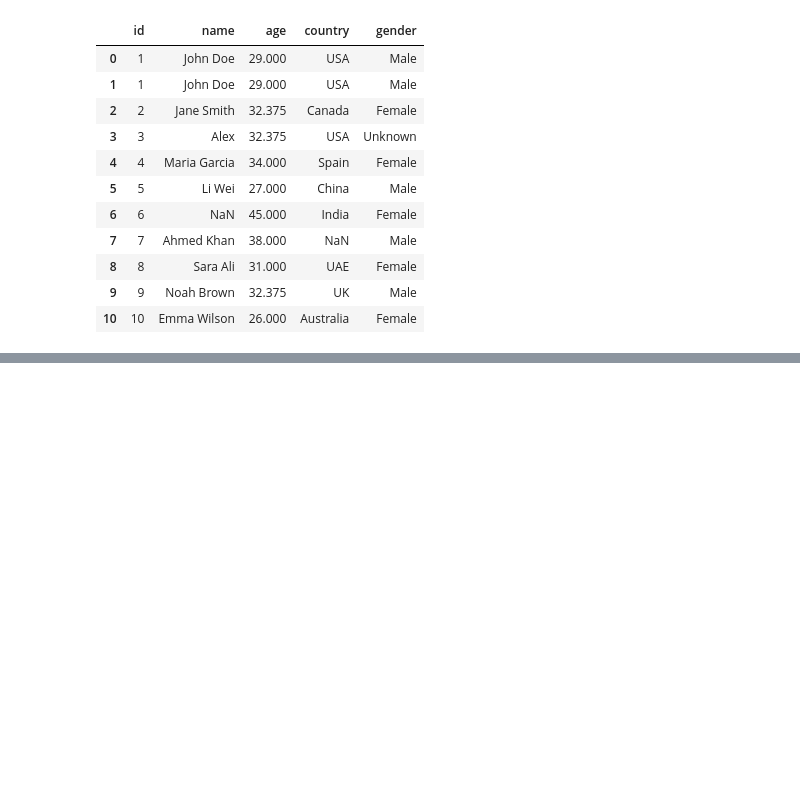
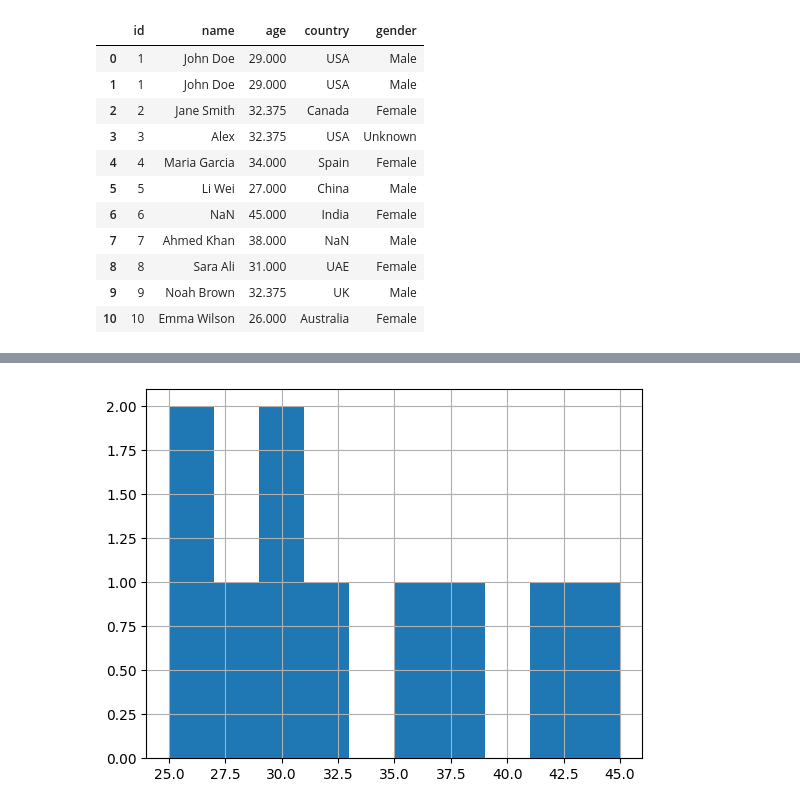
Before and after one commit to raghavdwd/prime-ai-ml, a Jupyter notebook: my-proj/cleaning_data.ipynb, the cells around one changed output, grey strips where cells are left out. Drawn from its saved outputs; the diff is of its cells as text; code cells hidden in the pictures; blank space fills up the shorter version.

```diff
--- a/my-proj/cleaning_data.ipynb
+++ b/my-proj/cleaning_data.ipynb
@@ -130,0 +255,10 @@ df2
+# %%
+#melt and pivot
+df = pd.DataFrame({
+    "id": [1, 2, 3],
+    "name": ["Alice", "Bob", "Charlie"],
+    "age": [25, 30, 35],
+    "country": ["USA", "UK", "Canada"]
+})
+df_melted = df.melt(id_vars=["id", "name"], value_vars=["age", "country"], var_name="variable", value_name="value") # melts the dataframe and creates a new dataframe with the id and name columns as id_vars and the age and country columns as value_vars
+df_melted
@@ -130,0 +290,7 @@ df2
+# %%
+%pip install matplotlib
+import matplotlib.pyplot as plt
+
+df["Age"].hist() # creates a histogram of the age column
+plt.show()
+# %% [output]
@@ -130,0 +314 @@ df2
+[figure, added]
```
Also changed, not shown: parts of 20 cells of this notebook.
